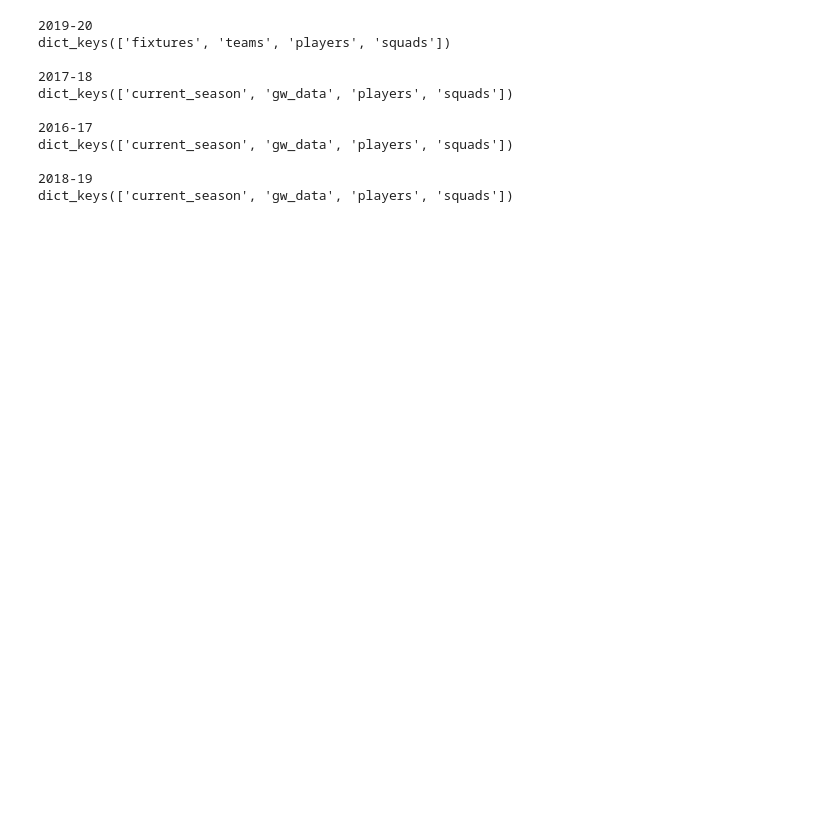
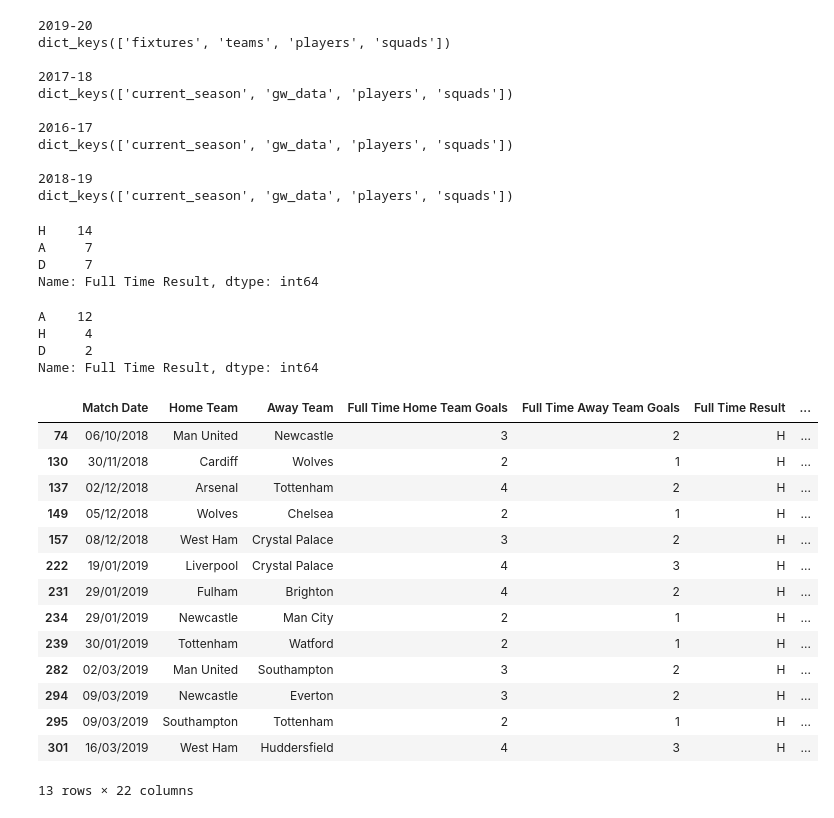
Before and after one commit to karans04/FPL, a Jupyter notebook: FPL_analysis.ipynb, the cells around one changed output. Drawn from its saved outputs; the diff is of its cells as text; code cells hidden in the pictures; blank space fills up the shorter version.

```diff
--- a/FPL_analysis.ipynb
+++ b/FPL_analysis.ipynb
@@ -143,0 +178,32 @@ seasons = seasons_data.copy()
+# %%
+ar['Full Time Result'].value_counts()
+# %% [output]
+H    14
+A     7
+D     7
+Name: Full Time Result, dtype: int64
+# %%
+hr['Full Time Result'].value_counts()
+# %% [output]
+A    12
+H     4
+D     2
+Name: Full Time Result, dtype: int64
+# %%
+cop.loc[(cop['Half Time Result'] == 'A') & (cop['Full Time Result'] == 'H')]
+# %% [output]
+|  | Match Date | Home Team | Away Team | Full Time Home Team Goals | Full Time Away Team Goals | Full Time Result | ... |
+| 74 | 06/10/2018 | Man United | Newcastle | 3 | 2 | H | ... |
+| 130 | 30/11/2018 | Cardiff | Wolves | 2 | 1 | H | ... |
+| 137 | 02/12/2018 | Arsenal | Tottenham | 4 | 2 | H | ... |
+| 149 | 05/12/2018 | Wolves | Chelsea | 2 | 1 | H | ... |
+| 157 | 08/12/2018 | West Ham | Crystal Palace | 3 | 2 | H | ... |
+| 222 | 19/01/2019 | Liverpool | Crystal Palace | 4 | 3 | H | ... |
+| 231 | 29/01/2019 | Fulham | Brighton | 4 | 2 | H | ... |
+| 234 | 29/01/2019 | Newcastle | Man City | 2 | 1 | H | ... |
+| 239 | 30/01/2019 | Tottenham | Watford | 2 | 1 | H | ... |
+| 282 | 02/03/2019 | Man United | Southampton | 3 | 2 | H | ... |
+| 294 | 09/03/2019 | Newcastle | Everton | 3 | 2 | H | ... |
+| 295 | 09/03/2019 | Southampton | Tottenham | 2 | 1 | H | ... |
+| 301 | 16/03/2019 | West Ham | Huddersfield | 4 | 3 | H | ... |
+13 rows × 22 columns
```
Also changed, not shown: parts of 5 cells of this notebook, 1 other file.
